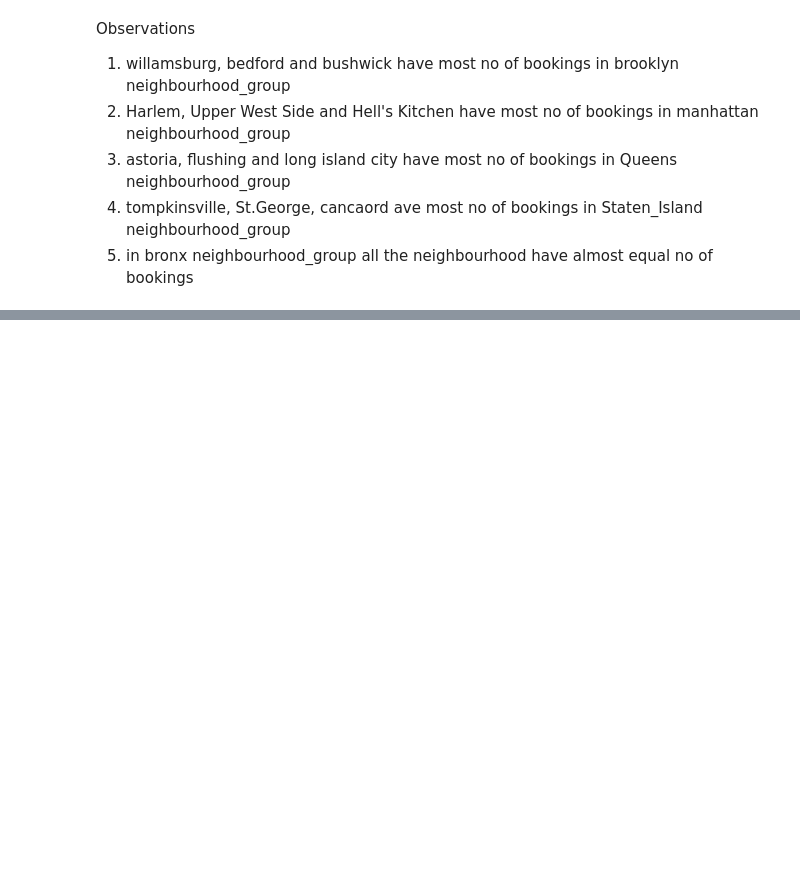
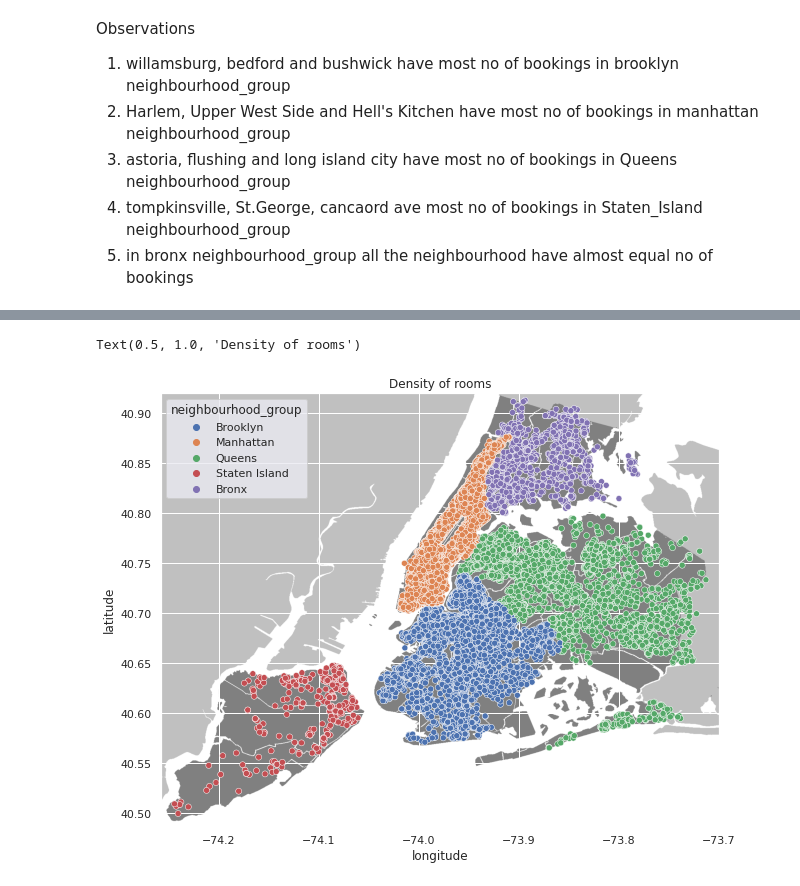
Before and after one commit to wharshal11/AirBnB-Booking-Analysis, a Jupyter notebook: Project_of_Airbnb_Bookings_Analysis_Capstone_Project.ipynb, the cells around one changed output, grey strips where cells are left out. Saved outputs shown, nothing was run; the diff lists cells and outputs as text; code cells hidden in the pictures; blank space fills up the shorter version.

```diff
--- a/Project_of_Airbnb_Bookings_Analysis_Capstone_Project.ipynb
+++ b/Project_of_Airbnb_Bookings_Analysis_Capstone_Project.ipynb
@@ -254,0 +290,13 @@ Observations
+# %%
+# Importing image of Map
+import urllib
+# setting  figure size
+plt.figure(figsize=(10,8))
+# setting  background map image in graph
+img=urllib.request.urlopen('https://upload.wikimedia.org/wikipedia/commons/e/ec/Neighbourhoods_New_York_City_Map.PNG')
+image=plt.imread(img)
+plt.imshow(image,zorder=0,extent=[-74.258, -73.7, 40.488, 40.92])
+sns.scatterplot(data = df,x='longitude',y='latitude',hue='neighbourhood_group').set_title('Density of rooms')
+# %% [output]
+Text(0.5, 1.0, 'Density of rooms')
+[figure, added]
```
Also changed, not shown: parts of 14 cells of this notebook.
